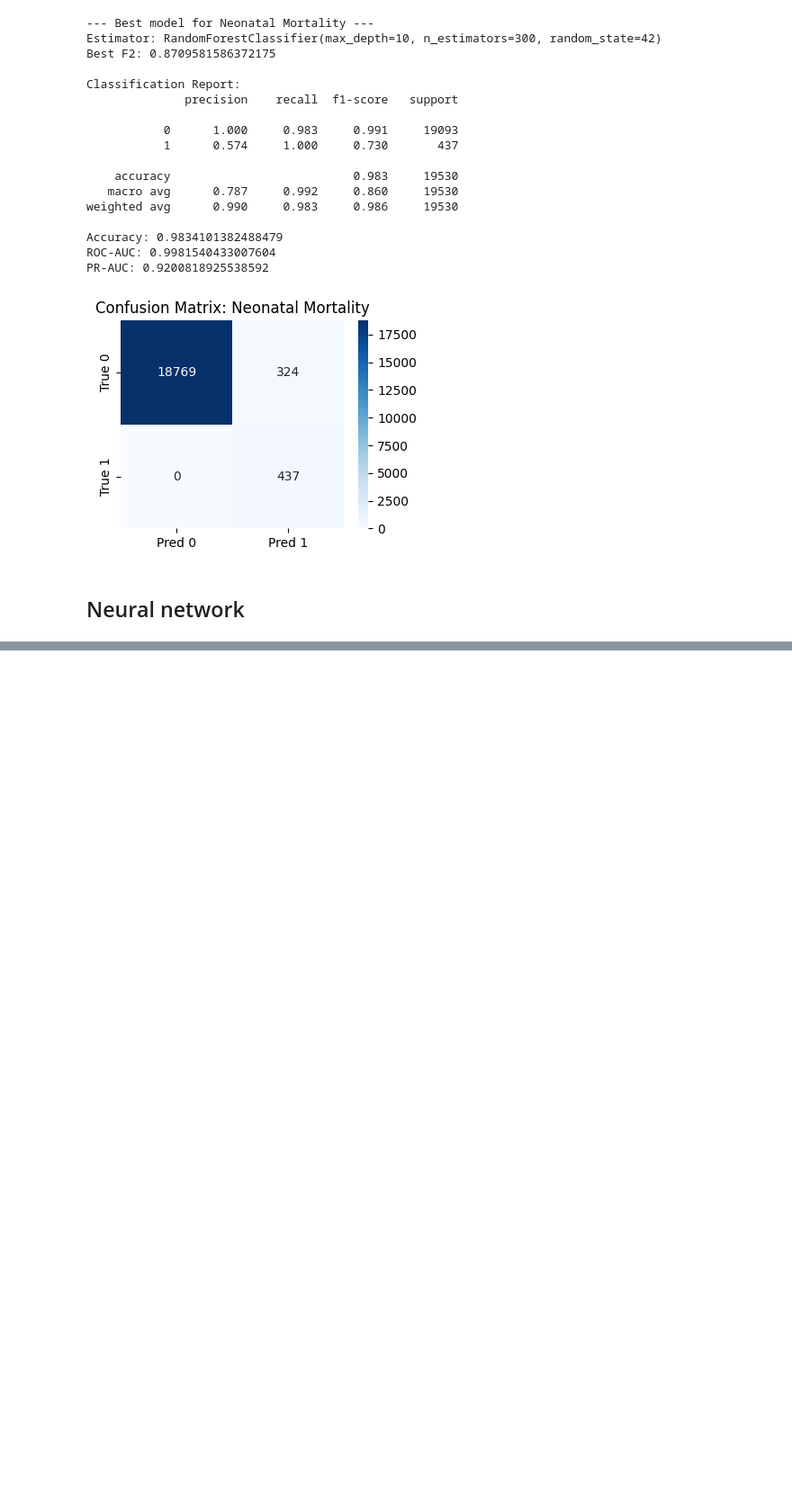
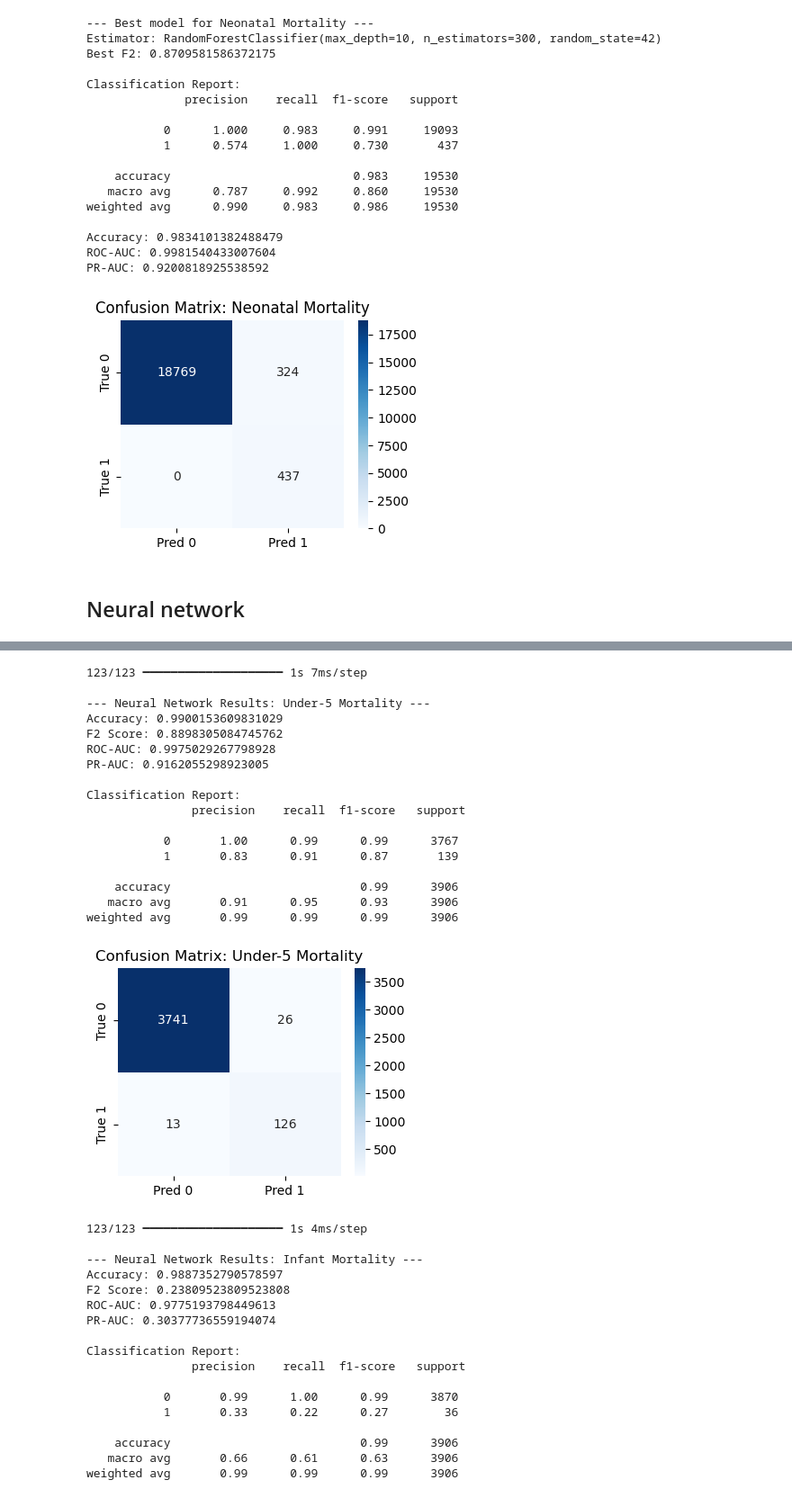
Before and after one commit to tingly-amua/Under5-Mortality-Model, a Jupyter notebook: Modelling.ipynb, the cells around one changed output, grey strips where cells are left out. Shown at 90% size. Drawn from its saved outputs; the diff is of its cells as text; code cells hidden in the pictures; blank space fills up the shorter version.

Commit message:
Add Neural network modelling

```diff
--- a/Modelling.ipynb
+++ b/Modelling.ipynb
@@ -464,9 +484,9 @@ def train_eval_model(X, y, target_name):
     plt.title(f"Confusion Matrix: {target_name}")
     plt.show()
 # %%
-train_eval_model(X, df['under5_mortality'], 'Under-5 Mortality')
-train_eval_model(X, df['infant_mortality'], 'Infant Mortality')
-train_eval_model(X, df['neonatal_mortality'], 'Neonatal Mortality')
+#train_eval_model(X, df['under5_mortality'], 'Under-5 Mortality')
+#train_eval_model(X, df['infant_mortality'], 'Infant Mortality')
+#train_eval_model(X, df['neonatal_mortality'], 'Neonatal Mortality')
 # %% [output]
 Fitting 3 folds for each of 20 candidates, totalling 60 fits
  nan nan]
@@ -535,0 +583,2 @@ PR-AUC: 0.9200818925538592
+# %%
+X_processed = preprocessor.fit_transform(X)
@@ -535,0 +648,40 @@ PR-AUC: 0.9200818925538592
+# %%
+train_nn(X, df['under5_mortality'], 'Under-5 Mortality')
+train_nn(X, df['infant_mortality'], 'Infant Mortality')
+train_nn(X, df['neonatal_mortality'], 'Neonatal Mortality')
+# %% [output]
+123/123 ━━━━━━━━━━━━━━━━━━━━ 1s 7ms/step
+
+--- Neural Network Results: Under-5 Mortality ---
+Accuracy: 0.9900153609831029
+F2 Score: 0.8898305084745762
+ROC-AUC: 0.9975029267798928
+PR-AUC: 0.9162055298923005
+
+Classification Report:
+               precision    recall  f1-score   support
+
+           0       1.00      0.99      0.99      3767
+           1       0.83      0.91      0.87       139
+
+    accuracy                           0.99      3906
+   macro avg       0.91      0.95      0.93      3906
+weighted avg       0.99      0.99      0.99      3906
+[figure, added]
+123/123 ━━━━━━━━━━━━━━━━━━━━ 1s 4ms/step
+
+--- Neural Network Results: Infant Mortality ---
+Accuracy: 0.9887352790578597
+F2 Score: 0.23809523809523808
+ROC-AUC: 0.9775193798449613
+PR-AUC: 0.30377736559194074
+
+Classification Report:
+               precision    recall  f1-score   support
+
+           0       0.99      1.00      0.99      3870
+           1       0.33      0.22      0.27        36
+
+    accuracy                           0.99      3906
+   macro avg       0.66      0.61      0.63      3906
+weighted avg       0.99      0.99      0.99      3906
```
Also changed, not shown: parts of 11 cells of this notebook.
